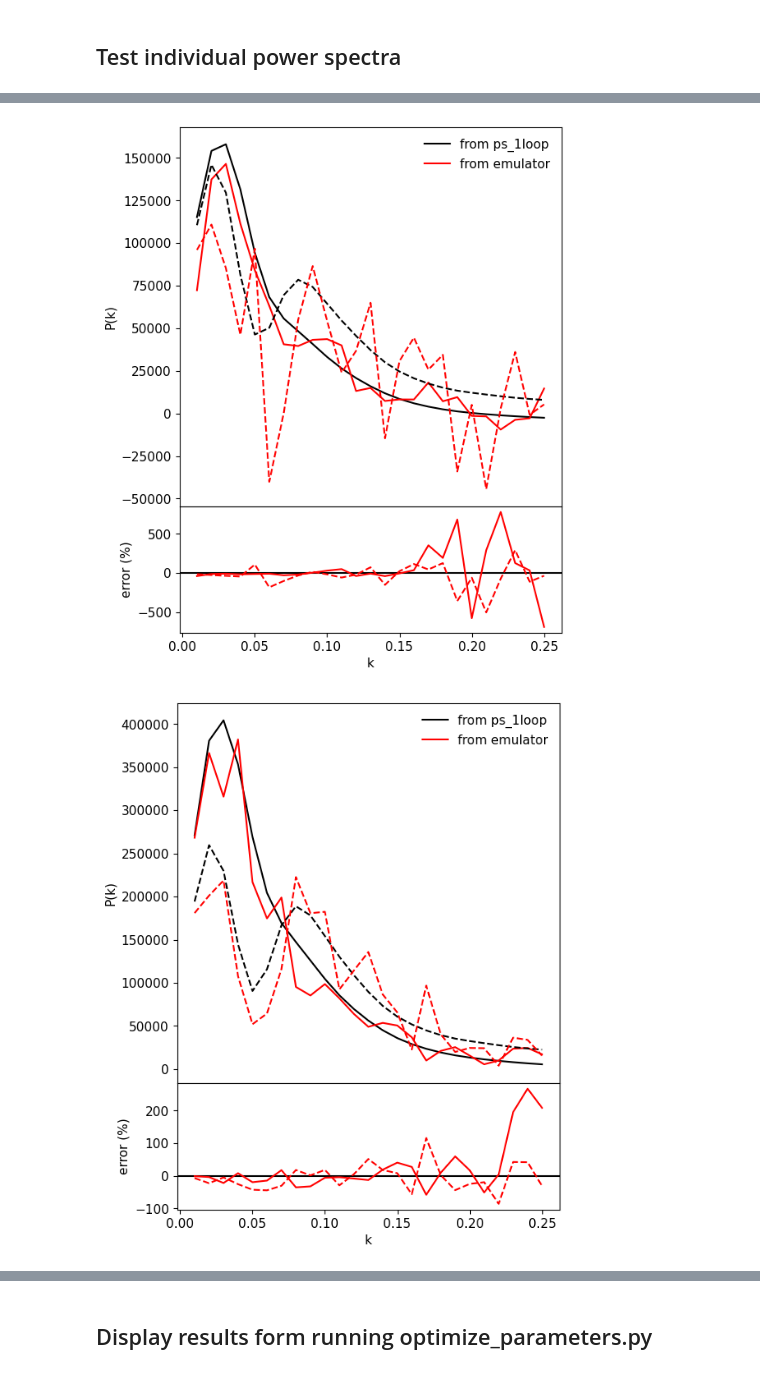
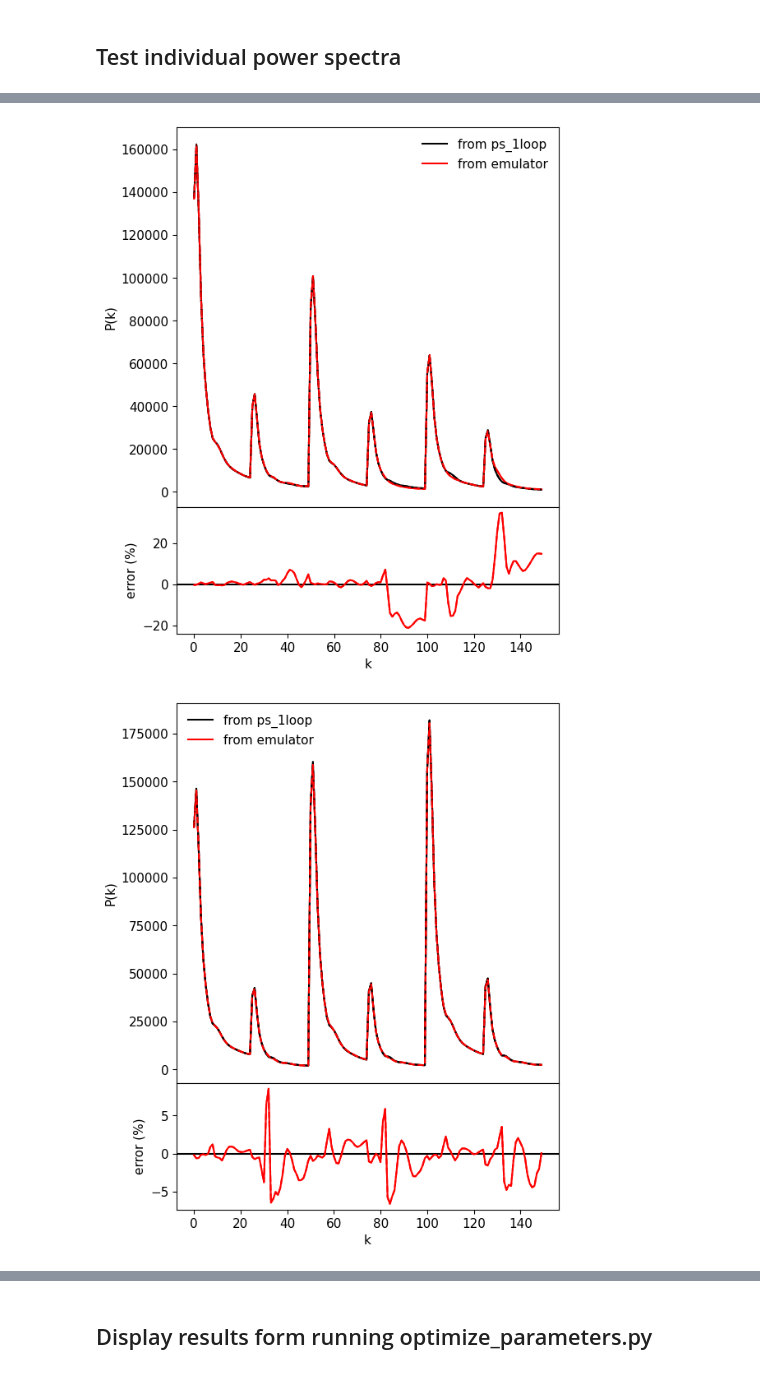
Before and after one commit to jadamo/spherex_emu, a Jupyter notebook: notebooks/Test-Network.ipynb, the cells around one changed output, grey strips where cells are left out. Cells and saved outputs as stored; diff of their text form; code cells hidden in the pictures.

```diff
--- a/notebooks/Test-Network.ipynb
+++ b/notebooks/Test-Network.ipynb
@@ -101,9 +101,11 @@ def plot_heatmap(params, data, label, extents, cmap, log_scale, median=False):
 # chi2 = np.sum(chi2_component)
 # %%
 # load the network
-emulator_dir = filepaths.base_dir+"/emulators/mlp_2_sample_2_redshift/"
+emulator_dir = filepaths.base_dir+"/emulators/transformer_2_sample_2_redshift/"
+training_dir = filepaths.base_dir+"../../Data/SPHEREx-Data/Training-Set-EFT-2s-2z/"
 #config_file = "/home/joeadamo/Research/SPHEREx/spherex_emu/configs/network_pars_single_tracer_single_redshift.yaml"
 config_dict = load_config_file(emulator_dir+"config.yaml")
+config_dict["use_gpu"] = False
 k = np.linspace(0.01, 0.25, 25)
 
 emulator = pk_emulator(emulator_dir+"config.yaml")
@@ -111,7 +113,7 @@ emulator.load_trained_model()
 # %%
 # load the test dataset
 #print(emulator.output_normalizations)
-test_data = emulator._load_data("testing", 1., False)
+test_data = emulator.load_data("testing", 1., False, training_dir)
 test_loader = torch.utils.data.DataLoader(test_data, batch_size=config_dict["batch_size"], shuffle=True)
 # %% [markdown]
 ### code for calculating chi squared
@@ -259,8 +265,8 @@ idx = np.random.randint(len(test_data))
 #idx = 997
 print(idx)
 
-pk_true = test_data.get_power_spectra(idx).numpy()
-params = test_data[idx][0]
+pk_true = test_data.get_power_spectra(idx).to("cpu").numpy()
+params = test_data[idx][0].to("cpu")
 #params = test_data.get_repeat_params(i, emulator.num_zbins, emulator.num_samples)
 print(params)
 
@@ -268,29 +274,30 @@ pk_emu = emulator.get_power_spectra(params.detach().numpy())
 #pk_emu = emulator.model.forward(params.unsqueeze(0)).detach().numpy()[0]
 error = 100 * (pk_emu - pk_true) / pk_true
 d_chi2 = delta_chi_squared(torch.from_numpy(pk_emu).unsqueeze(0),
-                           torch.from_numpy(pk_true), emulator.invcov)
+                           torch.from_numpy(pk_true), emulator.invcov.to("cpu"))
 
 print("Average error per bin = {:0.2f}%".format(np.mean(abs(error))))
 print("Delta chi2 = {:0.2f}".format(d_chi2))
 
 for z in range(emulator.num_zbins):
-    for s in range(emulator.num_spectra):
-        fig, axs = plt.subplots(2, 1, figsize=(6, 8), sharex=True, gridspec_kw={'height_ratios': [3, 1]})
-        axs[0].plot(k, pk_true[z,s,0,:], c="black", label="from ps_1loop")
-        axs[0].plot(k, pk_emu[z,s,0,:], c="red", label="from emulator")
-        #axs[0].plot(k, data_vector[:25], c="blue", label="data vector")
-        axs[0].plot(k, pk_true[z,s,1,:], c="black", ls="--")
-        axs[0].plot(k, pk_emu[z,s,1,:], c="red", ls="--")
-        #axs[0].plot(k, data_vector[25:], c="blue", ls="--")
-        axs[1].axhline(0, c="black")
-        axs[1].plot(k, error[z,s,0,:], c="red")
-        axs[1].plot(k, error[z,s,1,:], c="red", ls="--")
 
-        axs[1].set_xlabel("k")
-        axs[0].set_ylabel("P(k)")
-        axs[1].set_ylabel("error (%)")
-        axs[0].legend()
-        fig.subplots_adjust(hspace=0)
+    fig, axs = plt.subplots(2, 1, figsize=(6, 8), sharex=True, gridspec_kw={'height_ratios': [3, 1]})
+
+    axs[0].plot(pk_true[z].flatten(), c="black", label="from ps_1loop")
+    axs[0].plot(pk_emu[z].flatten(),  c="red", label="from emulator")
+    #axs[0].plot(k, data_vector[:25], c="blue", label="data vector")
+    axs[0].plot(pk_true[z].flatten(), c="black", ls="--")
+    axs[0].plot(pk_emu[z].flatten(), c="red", ls="--")
+    #axs[0].plot(k, data_vector[25:], c="blue", ls="--")
+    axs[1].axhline(0, c="black")
+    axs[1].plot(error[z].flatten(), c="red")
+    axs[1].plot(error[z].flatten(), c="red", ls="--")
+
+    axs[1].set_xlabel("k")
+    axs[0].set_ylabel("P(k)")
+    axs[1].set_ylabel("error (%)")
+    axs[0].legend()
+    fig.subplots_adjust(hspace=0)
 
 # plt.figure()
 # plt.plot(k, pk_raw[0,0,0,:], c="black", label="from ps_1loop")
@@ -308,2 +315,2 @@ Delta chi2 = 325830410240.00
-[figure, old version]
+[figure, new version]
-[figure, old version]
+[figure, new version]
```
Also changed, not shown: parts of 7 cells of this notebook, 1 other file.
